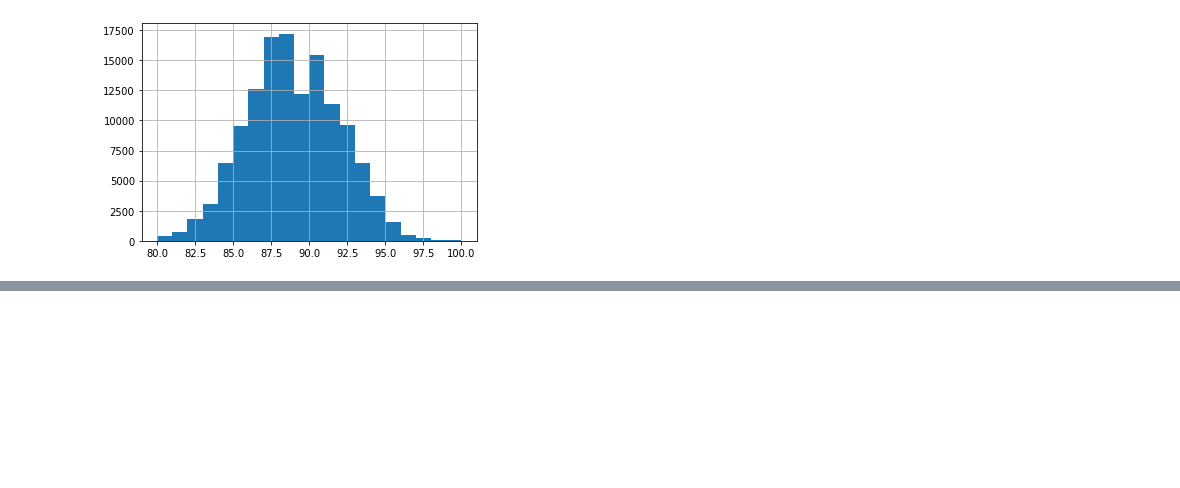
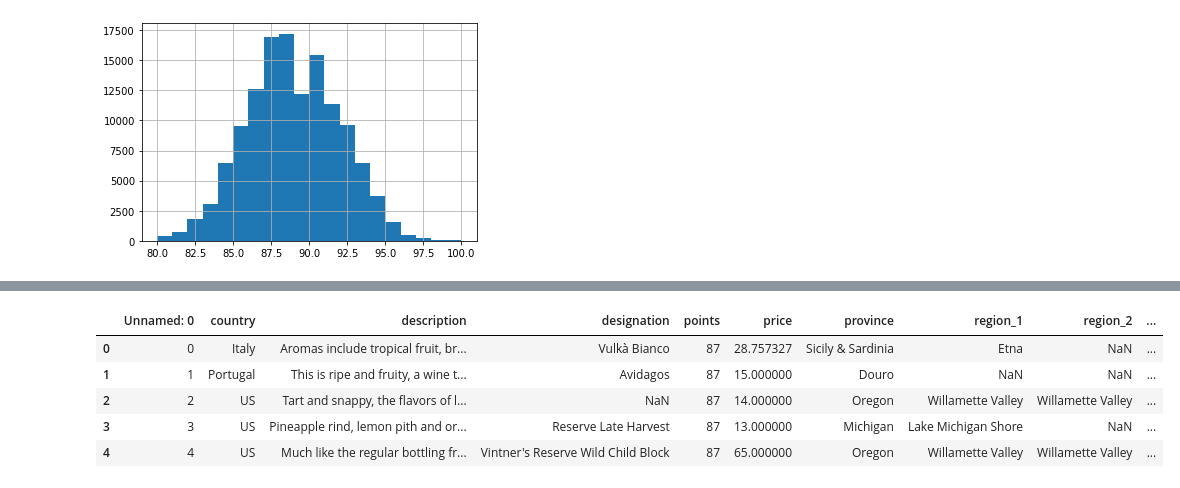
Before and after one commit to italo013/Data-Wrangling-e-Data-Cleaning, a Jupyter notebook: Certificação - Data Wrangling e Data Cleaning/certificacao.ipynb, the cells around one changed output, grey strips where cells are left out. Drawn from its saved outputs; the diff is of its cells as text; code cells hidden in the pictures; blank space fills up the shorter version.

```diff
--- a/Certificação - Data Wrangling e Data Cleaning/certificacao.ipynb
+++ b/Certificação - Data Wrangling e Data Cleaning/certificacao.ipynb
@@ -42,5 +34,14 @@ Veja a distribuição da variável 'points' e assinale a opção que melhor expl
+# %%
+df = pd.read_csv('Anexo Certificacao - Data Cleaning e Data Wrangling.csv')
 # %%
 df['points'].hist(bins=20)
 # %% [output]
 <AxesSubplot:>
 [figure]
+# %%
+from sklearn.preprocessing import KBinsDiscretizer
+
+train = df.points.dropna().values.reshape(-1, 1)
+discretizer = KBinsDiscretizer(n_bins=4, encode='ordinal', strategy='uniform')
+discretizer.fit(train)
+df['points_group'] = discretizer.transform(train) * 5 + 80
@@ -46,0 +63,3 @@ df['points'].hist(bins=20)
+# %%
+df_price_per_group = df[['country', 'points_group', 'price']].groupby(['country', 'points_group']).mean()
+df_price_per_group
@@ -46,0 +81,3 @@ df['points'].hist(bins=20)
+# %%
+df_merge = pd.merge(df, df_price_per_group, left_on=['country', 'points_group'], right_on=['country', 'points_group'], how='left', suffixes=('', '_per_group'))
+df_merge.head()
@@ -46,0 +91,11 @@ df['points'].hist(bins=20)
+# %%
+# substituir valores nulos no df mergiado
+df_merge['price'].fillna(df_merge['price_per_group'], inplace=True)
+df_merge.head()
+# %% [output]
+|  | Unnamed: 0 | country | description | designation | points | price | province | region_1 | region_2 | ... |
+| 0 | 0 | Italy | Aromas include tropical fruit, br... | Vulkà Bianco | 87 | 28.757327 | Sicily & Sardinia | Etna | NaN | ... |
+| 1 | 1 | Portugal | This is ripe and fruity, a wine t... | Avidagos | 87 | 15.000000 | Douro | NaN | NaN | ... |
+| 2 | 2 | US | Tart and snappy, the flavors of l... | NaN | 87 | 14.000000 | Oregon | Willamette Valley | Willamette Valley | ... |
+| 3 | 3 | US | Pineapple rind, lemon pith and or... | Reserve Late Harvest | 87 | 13.000000 | Michigan | Lake Michigan Shore | NaN | ... |
+| 4 | 4 | US | Much like the regular bottling fr... | Vintner's Reserve Wild Child Block | 87 | 65.000000 | Oregon | Willamette Valley | Willamette Valley | ... |
```
Also changed, not shown: parts of 42 cells of this notebook, 1 other file.
